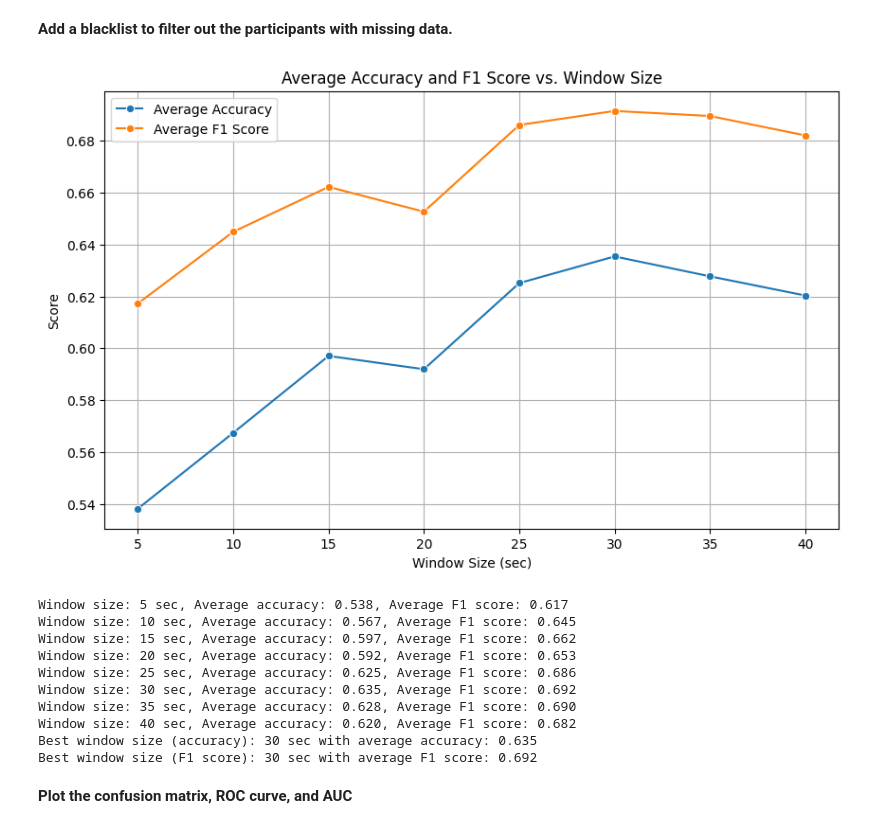
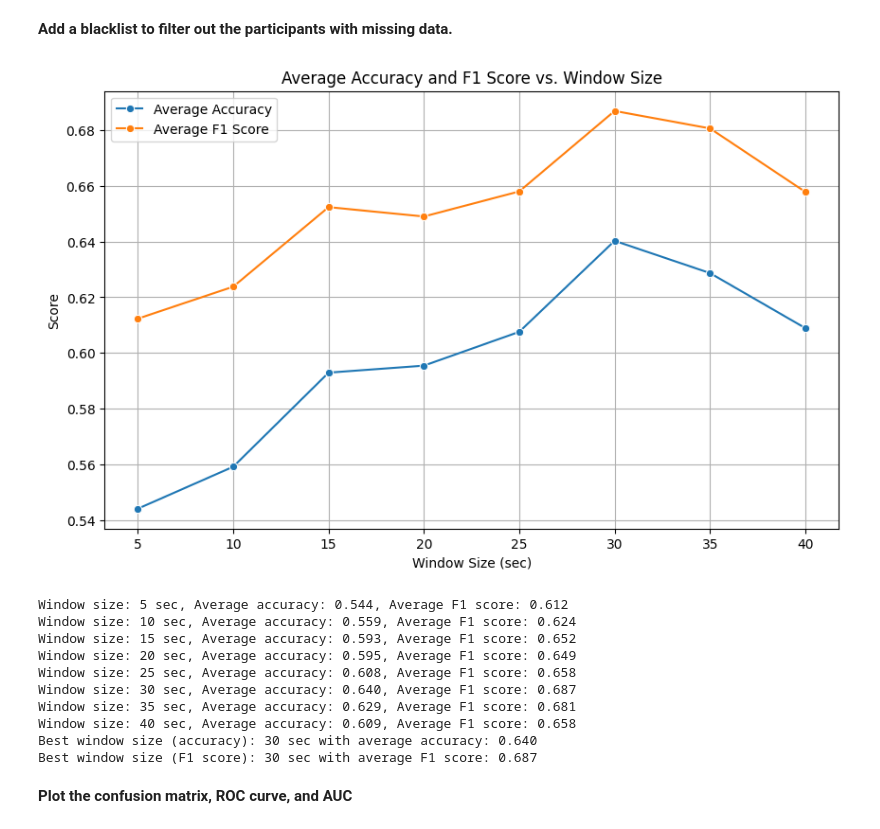
Before and after one commit to shiroyang/Mind-Wandering-Exp, a Jupyter notebook: Analysis/Summary/FreeViewing/Code/visualize_summary.ipynb, the cells around one changed output. Drawn from its saved outputs; the diff is of its cells as text; code cells hidden in the pictures.

```diff
--- a/Analysis/Summary/FreeViewing/Code/visualize_summary.ipynb
+++ b/Analysis/Summary/FreeViewing/Code/visualize_summary.ipynb
@@ -35,7 +31,7 @@ import numpy as np
 import matplotlib.pyplot as plt
 
 # Load the data
-df = pd.read_csv('../../../../Analysis/Summary/FreeViewing/Data/FreeViewing_Summary_25sec.csv')
+df = pd.read_csv('../../../../Analysis/Summary/FreeViewing/Data/FreeViewing_Summary_30sec.csv')
 
 # Calculate the proportion of attention == 1 for each participant
 attention_proportion = df.groupby('Participant')['Attention'].mean()
@@ -149,12 +145,13 @@ window_sizes = [5 * i for i in range(1, 9)]
 dataframes = [pd.read_csv(f"../../../../Analysis/Summary/FreeViewing/Data/FreeViewing_Summary_{w}sec.csv") for w in window_sizes]
 
 # Blacklist of participants with missing data
-blacklist = ["22K", "25I", "29N", "39Y", "32S", "37T"]
+blacklist = ["22K", "25I", "29N", "39Y", "8I", "32S", "37T"]
 
 # Function to prepare data by participant, excluding blacklist
 def prepare_data(df):
     df_filtered = df[~df['Participant'].isin(blacklist)]
     X = df_filtered[['NumFix', 'AvgFixDur', 'NumBlink', 'AvgBlinkDur', 'AvgPupDia', 'VarPupDia', 'OffStimFram', 'AvgSacAmp', 'AvgFixDisp', 'LastFixDur', 'LastFixDurDiff']]
+    # X = df_filtered[['NumFix', 'AvgFixDisp']]
     y = df_filtered['Attention']
     groups = df_filtered['Participant']
     return X, y, groups
@@ -182,44 +179,44 @@ for w, df in zip(window_sizes, dataframes):
 # Calculate average accuracy and F1 score for each window size
 average_results = {w: {'average_accuracy': np.mean(scores['accuracy']), 'average_f1_score': np.mean(scores['f1_score'])} for w, scores in results.items()}
 
 # Convert average_results to a DataFrame for plotting
 average_results_df = pd.DataFrame.from_dict(average_results, orient='index').reset_index()
 average_results_df.columns = ['window_size', 'average_accuracy', 'average_f1_score']
 
 # Plot using Seaborn
 plt.figure(figsize=(10, 6))
 sns.lineplot(x='window_size', y='average_accuracy', data=average_results_df, marker='o', label='Average Accuracy')
 sns.lineplot(x='window_size', y='average_f1_score', data=average_results_df, marker='o', label='Average F1 Score')
 plt.xlabel('Window Size (sec)')
 plt.ylabel('Score')
 plt.title('Average Accuracy and F1 Score vs. Window Size')
 plt.legend()
 plt.grid(True)
 plt.show()
 
 # Print results
 for w, metrics in average_results.items():
     print(f"Window size: {w} sec, Average accuracy: {metrics['average_accuracy']:.3f}, Average F1 score: {metrics['average_f1_score']:.3f}")
 
 # Find the best window size based on accuracy
 best_window_accuracy = max(average_results, key=lambda w: average_results[w]['average_accuracy'])
 print(f"Best window size (accuracy): {best_window_accuracy} sec with average accuracy: {average_results[best_window_accuracy]['average_accuracy']:.3f}")
 
 # Find the best window size based on F1 score
 best_window_f1 = max(average_results, key=lambda w: average_results[w]['average_f1_score'])
 print(f"Best window size (F1 score): {best_window_f1} sec with average F1 score: {average_results[best_window_f1]['average_f1_score']:.3f}")
 # %% [output]
-[figure, old version]
+[figure, new version]
-Window size: 5 sec, Average accuracy: 0.538, Average F1 score: 0.617
-Window size: 10 sec, Average accuracy: 0.567, Average F1 score: 0.645
-Window size: 15 sec, Average accuracy: 0.597, Average F1 score: 0.662
-Window size: 20 sec, Average accuracy: 0.592, Average F1 score: 0.653
-Window size: 25 sec, Average accuracy: 0.625, Average F1 score: 0.686
-Window size: 30 sec, Average accuracy: 0.635, Average F1 score: 0.692
-Window size: 35 sec, Average accuracy: 0.628, Average F1 score: 0.690
-Window size: 40 sec, Average accuracy: 0.620, Average F1 score: 0.682
-Best window size (accuracy): 30 sec with average accuracy: 0.635
-Best window size (F1 score): 30 sec with average F1 score: 0.692
+Window size: 5 sec, Average accuracy: 0.544, Average F1 score: 0.612
+Window size: 10 sec, Average accuracy: 0.559, Average F1 score: 0.624
+Window size: 15 sec, Average accuracy: 0.593, Average F1 score: 0.652
+Window size: 20 sec, Average accuracy: 0.595, Average F1 score: 0.649
+Window size: 25 sec, Average accuracy: 0.608, Average F1 score: 0.658
+Window size: 30 sec, Average accuracy: 0.640, Average F1 score: 0.687
+Window size: 35 sec, Average accuracy: 0.629, Average F1 score: 0.681
+Window size: 40 sec, Average accuracy: 0.609, Average F1 score: 0.658
+Best window size (accuracy): 30 sec with average accuracy: 0.640
+Best window size (F1 score): 30 sec with average F1 score: 0.687
 # %% [markdown]
 **Plot the confusion matrix, ROC curve, and AUC**
 # %%
```
Also changed, not shown: parts of 16 cells of this notebook, 9 other files.
